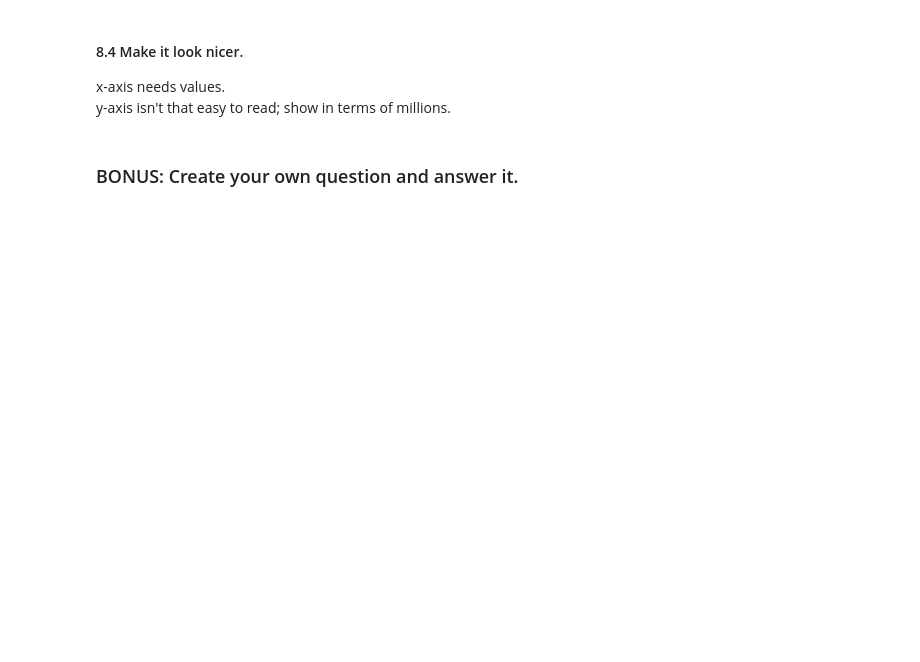
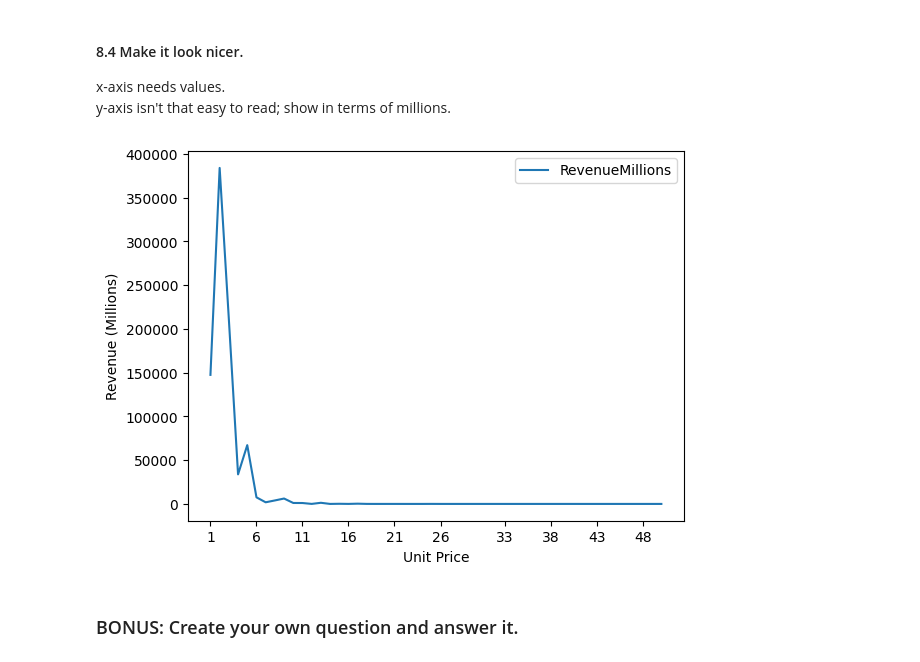
Before and after one commit to progen1tor/pandas-exercises-progress, a Jupyter notebook: 07_visualization/online_retail.ipynb, the cells around one changed output. Saved outputs shown, nothing was run; the diff lists cells and outputs as text; code cells hidden in the pictures; blank space fills up the shorter version.

```diff
--- a/07_visualization/online_retail.ipynb
+++ b/07_visualization/online_retail.ipynb
@@ -245,5 +259,13 @@ That is what we are going to do now.
 #### 8.4 Make it look nicer.
 x-axis needs values.
 y-axis isn't that easy to read; show in terms of millions.
+# %%
+gr['RevenueMillions'] = gr.Revenue / 1000000
+gr[['RevenueMillions']].plot()
+plt.xlabel('Unit Price');
+plt.ylabel('Revenue (Millions)');
+plt.xticks(gr.index.to_list()[::5]);
+# %% [output]
+[figure, added]
 # %% [markdown]
 ### BONUS: Create your own question and answer it.
```
Also changed, not shown: parts of 6 cells of this notebook.
